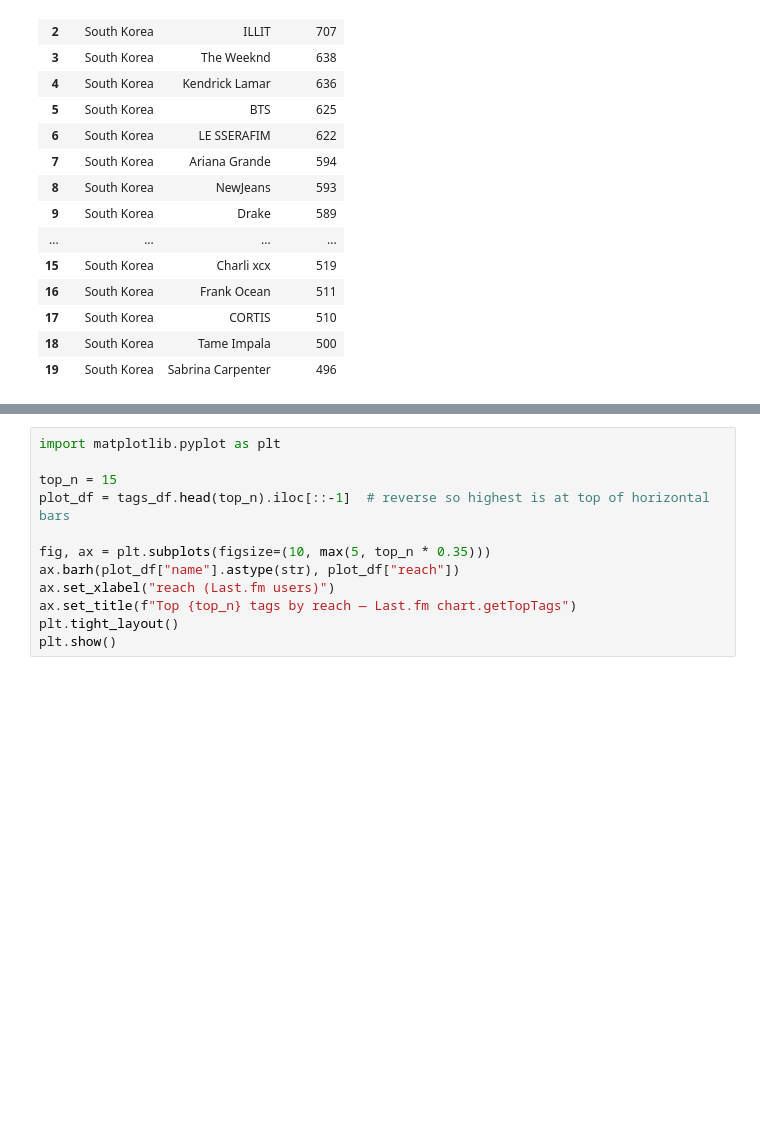
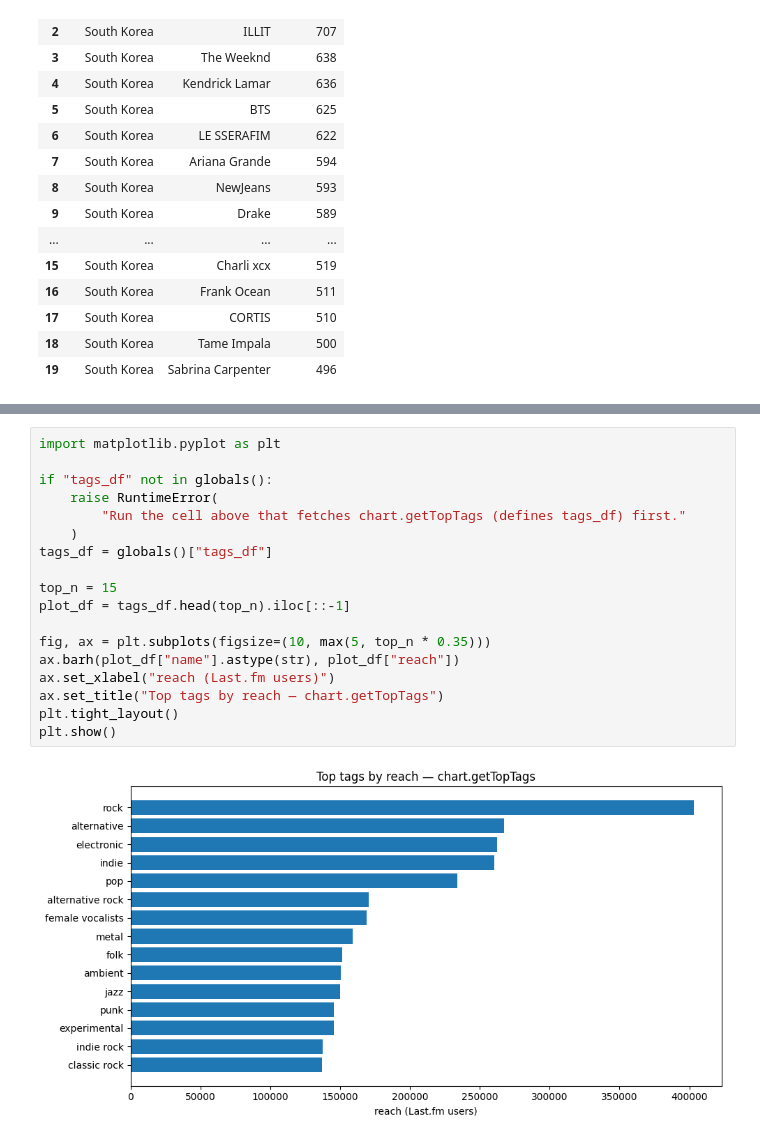
Before and after one commit to gena-lee/hcde530, a Jupyter notebook: Week 5/A5: Pandas Assignment/mp1.ipynb, the cells around one changed output, grey strips where cells are left out. Drawn from its saved outputs; the diff is of its cells as text; blank space fills up the shorter version.

Commit message:
jupyter notebook containing three data analysis research questions for the Last.fm API dataset

```diff
--- a/Week 5/A5: Pandas Assignment/mp1.ipynb
+++ b/Week 5/A5: Pandas Assignment/mp1.ipynb
@@ -407,15 +441,23 @@ tags_df[display_cols].head(20)
 # %%
 import matplotlib.pyplot as plt
 
+if "tags_df" not in globals():
+    raise RuntimeError(
+        "Run the cell above that fetches chart.getTopTags (defines tags_df) first."
+    )
+tags_df = globals()["tags_df"]
+
 top_n = 15
-plot_df = tags_df.head(top_n).iloc[::-1]  # reverse so highest is at top of horizontal bars
+plot_df = tags_df.head(top_n).iloc[::-1]
 
 fig, ax = plt.subplots(figsize=(10, max(5, top_n * 0.35)))
 ax.barh(plot_df["name"].astype(str), plot_df["reach"])
 ax.set_xlabel("reach (Last.fm users)")
-ax.set_title(f"Top {top_n} tags by reach — Last.fm chart.getTopTags")
+ax.set_title("Top tags by reach — chart.getTopTags")
 plt.tight_layout()
 plt.show()
+# %% [output]
+[figure, added]
 # %% [markdown]
 ### Limitations (Research Question 2)
 
```
Also changed, not shown: parts of 16 cells of this notebook.
